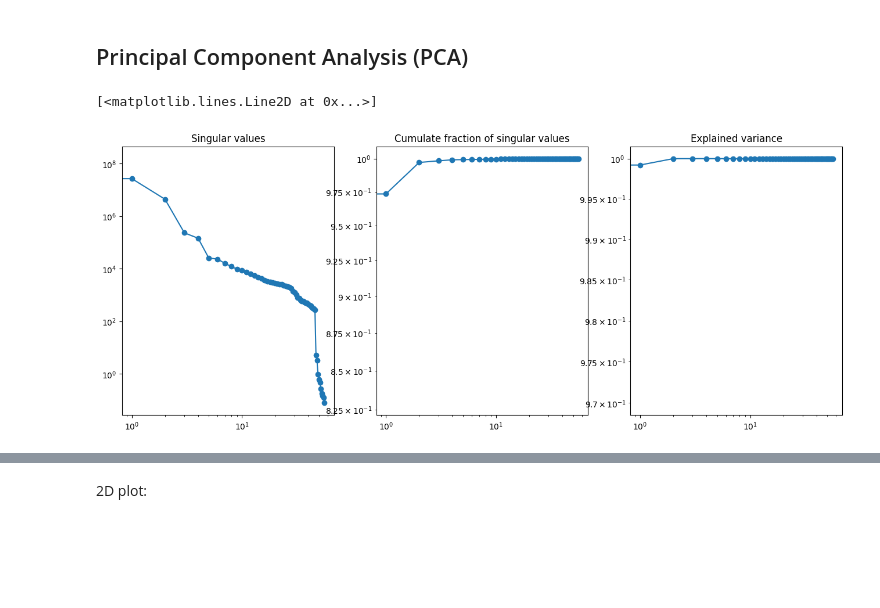
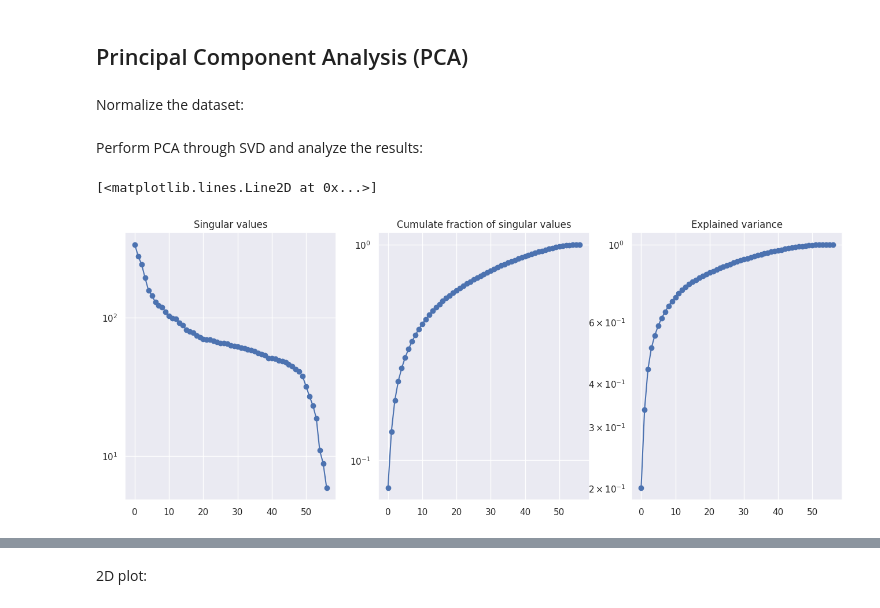
Before and after one commit to albertopirillo/naml-project-2023, a Jupyter notebook: EDA.ipynb, the cells around one changed output, grey strips where cells are left out. Saved outputs shown, nothing was run; the diff lists cells and outputs as text; code cells hidden in the pictures; blank space fills up the shorter version.

```diff
--- a/EDA.ipynb
+++ b/EDA.ipynb
@@ -5,6 +5,7 @@ import numpy as np
 import pandas as pd
 import seaborn as sns
 import matplotlib.pyplot as plt
+sns.set_theme()
 # %% [markdown]
 ## Importing the data
 # %%
@@ -145,19 +136,33 @@ X = A.T - AT_mean[:, np.newaxis]
+# %% [markdown]
+Normalize the dataset:
+# %%
+df_num = df.select_dtypes(include='number')
+df_norm = (df_num - df_num.mean()) / df_num.std()
+df[df_norm.columns] = df_norm
+df_numpy = df.to_numpy()
+# %%
+np.random.shuffle(df_numpy)
+labels = df_numpy[:, -1]
+A = (df_numpy[:, :-1]).astype(np.float32)
+X = A.T
+# %% [markdown]
+Perform PCA through SVD and analyze the results:
 # %%
 U, s, VT = np.linalg.svd(X, full_matrices=False)
 Phi = U.T @ X
 # %%
 fig, axs = plt.subplots(1,3,figsize = (16,6))
 axs[0].set_title("Singular values")
-axs[0].loglog(s, "o-")
+axs[0].semilogy(s, "o-")
 
 axs[1].set_title("Cumulate fraction of singular values")
 # We compute the cumulative sum and we normalize it
 cumulative_fraction = np.cumsum(s) / np.sum(s)
-axs[1].loglog(cumulative_fraction, "o-")
+axs[1].semilogy(cumulative_fraction, "o-")
 
 axs[2].set_title("Explained variance")
 explained_variance = np.cumsum(s**2) / np.sum(s**2)
-axs[2].loglog(explained_variance, "o-")
+axs[2].semilogy(explained_variance, "o-")
 # %% [output]
 [<matplotlib.lines.Line2D at 0x...>]
-[figure, old version]
+[figure, new version]
```
Also changed, not shown: parts of 21 cells of this notebook.
